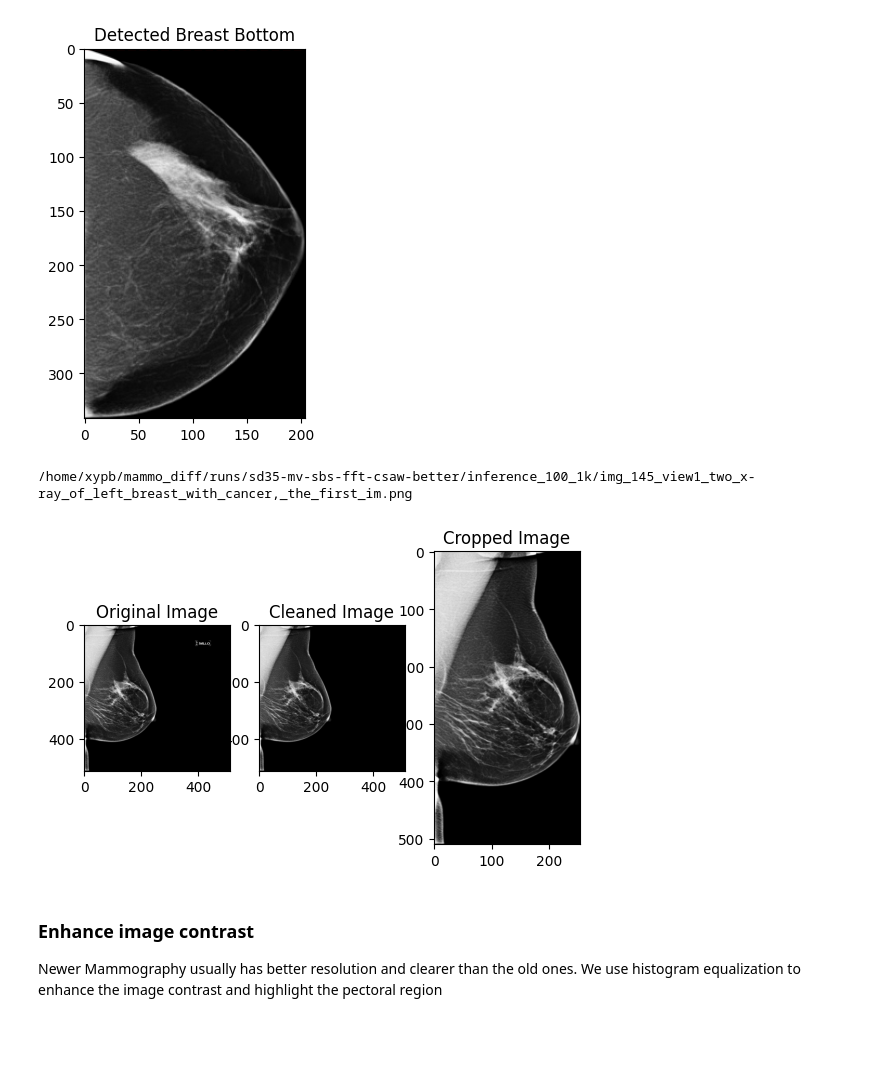
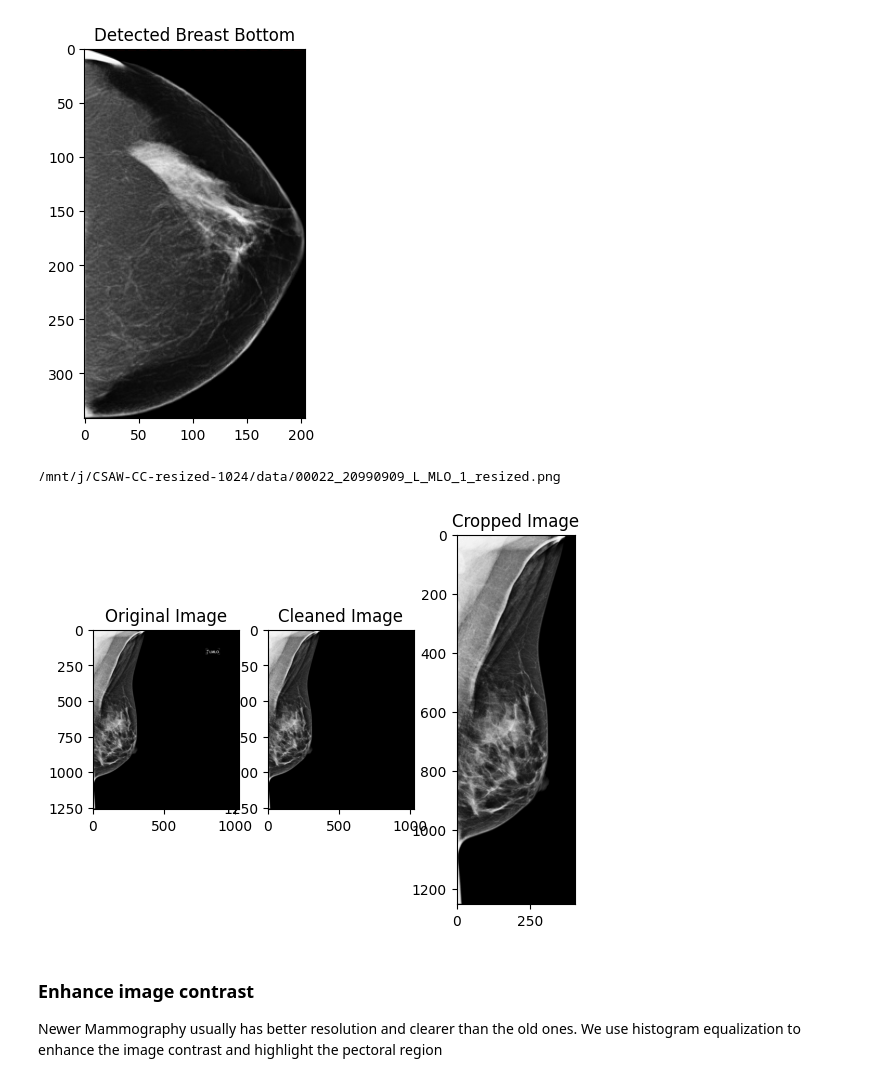
Before and after one commit to XYPB/Pectoral-Muscle-Removal-From-Mammograms, a Jupyter notebook: pectoral-segmentation.ipynb, the cells around one changed output. Saved outputs shown, nothing was run; the diff lists cells and outputs as text; code cells hidden in the pictures; blank space fills up the shorter version.

```diff
--- a/pectoral-segmentation.ipynb
+++ b/pectoral-segmentation.ipynb
@@ -160,27 +167,27 @@ plt.show()
 Breast bottom y-coordinate: 0
 [figure]
 # %%
-idx = 50
+idx = 100
 # img = read_image(mlo_images[idx])
 img = read_image(paired_images[idx][0])
 img = threshold_background(img, threshold=5)
 print(paired_images[idx][0])
 img = right_orient_mammogram(img)[0]
 plt.subplot(1, 3, 1)
 plt.imshow(img, cmap='gray')
 plt.title('Original Image')
 cleaned_img = remove_text_label(img)
 plt.subplot(1, 3, 2)
 plt.imshow(cleaned_img, cmap='gray')
 plt.title('Cleaned Image')
 img = otsu_cut(cleaned_img)
 plt.subplot(1, 3, 3)
 plt.imshow(img, cmap='gray')
 plt.title('Cropped Image')
 plt.show()
 # %% [output]
-/home/xypb/mammo_diff/runs/sd35-mv-sbs-fft-csaw-better/inference_100_1k/img_145_view1_two_x-ray_of_left_breast_with_cancer,_the_first_im.png
+/mnt/j/CSAW-CC-resized-1024/data/00022_20990909_L_MLO_1_resized.png
-[figure, old version]
+[figure, new version]
 # %% [markdown]
 ### Enhance image contrast
 
```
Also changed, not shown: parts of 12 cells of this notebook.
